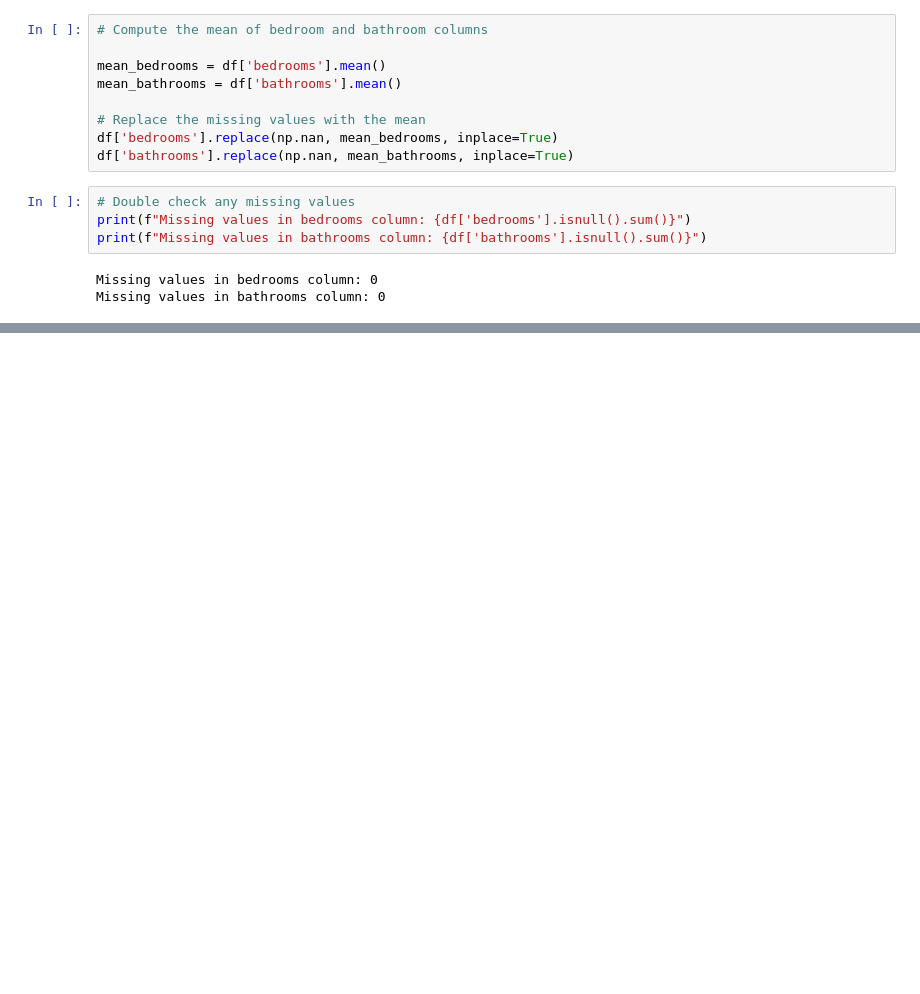
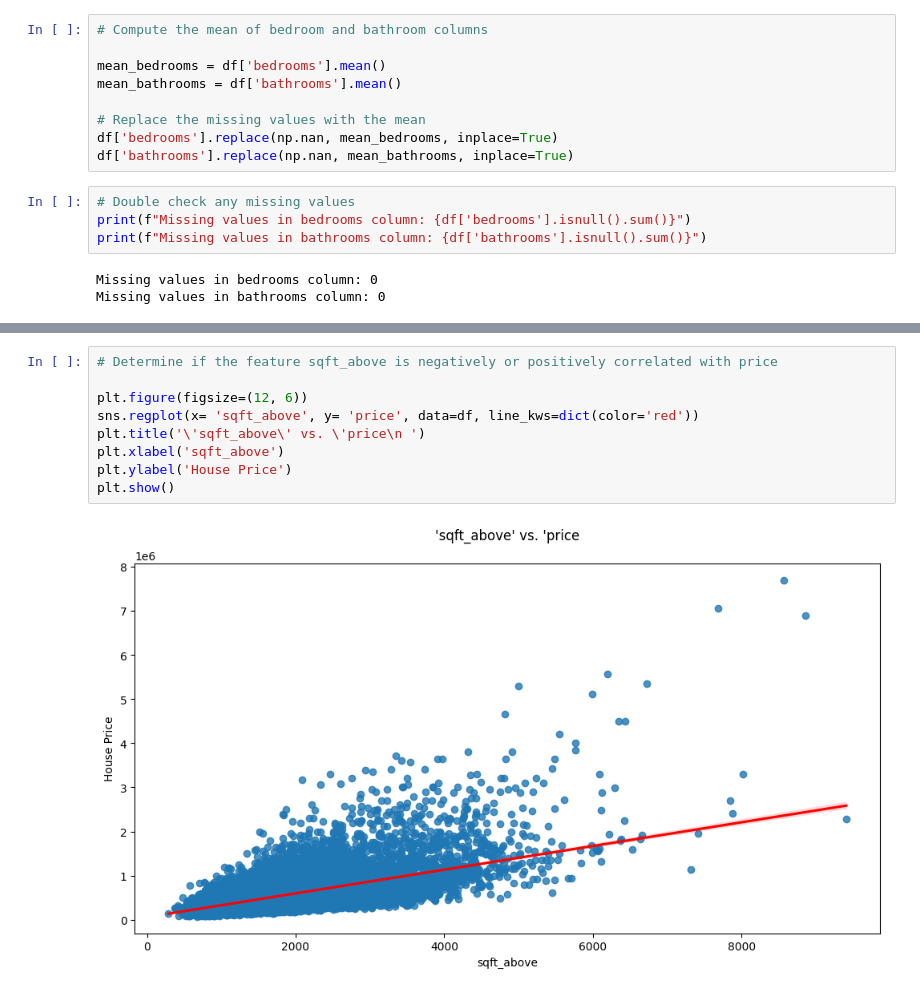
Before and after one commit to Efemirkan/Project-House-Sales-in-King-County-USA, a Jupyter notebook: housesales.ipynb, the cells around one changed output, grey strips where cells are left out. Drawn from its saved outputs; the diff is of its cells as text; blank space fills up the shorter version.

```diff
--- a/housesales.ipynb
+++ b/housesales.ipynb
@@ -158,0 +187,11 @@ Missing values in bathrooms column: 0
+# %%
+# Determine if the feature sqft_above is negatively or positively correlated with price
+
+plt.figure(figsize=(12, 6))
+sns.regplot(x= 'sqft_above', y= 'price', data=df, line_kws=dict(color='red'))
+plt.title('\'sqft_above\' vs. \'price\n ')
+plt.xlabel('sqft_above')
+plt.ylabel('House Price')
+plt.show()
+# %% [output]
+[figure, added]
```
Also changed, not shown: parts of 3 cells of this notebook.
